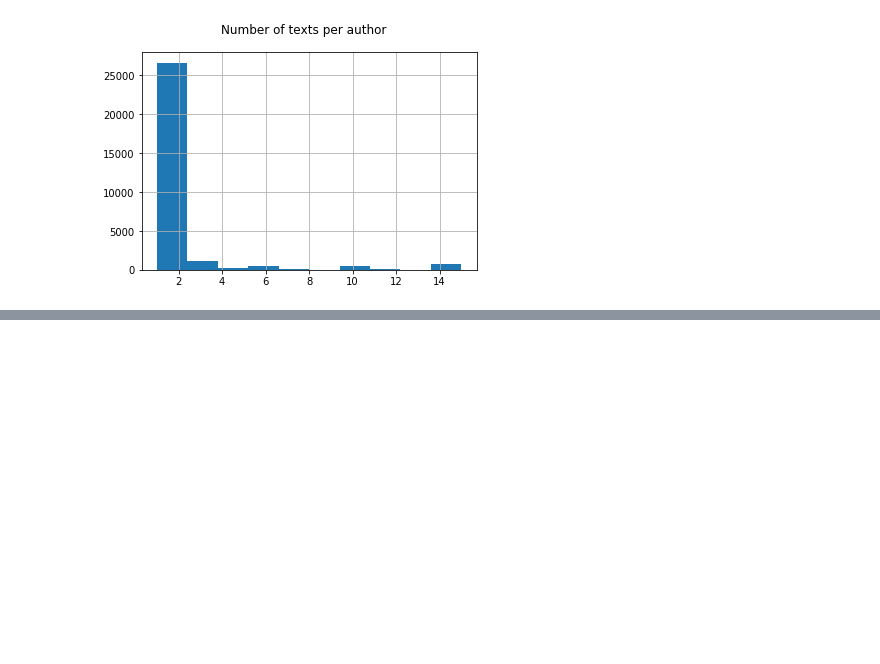
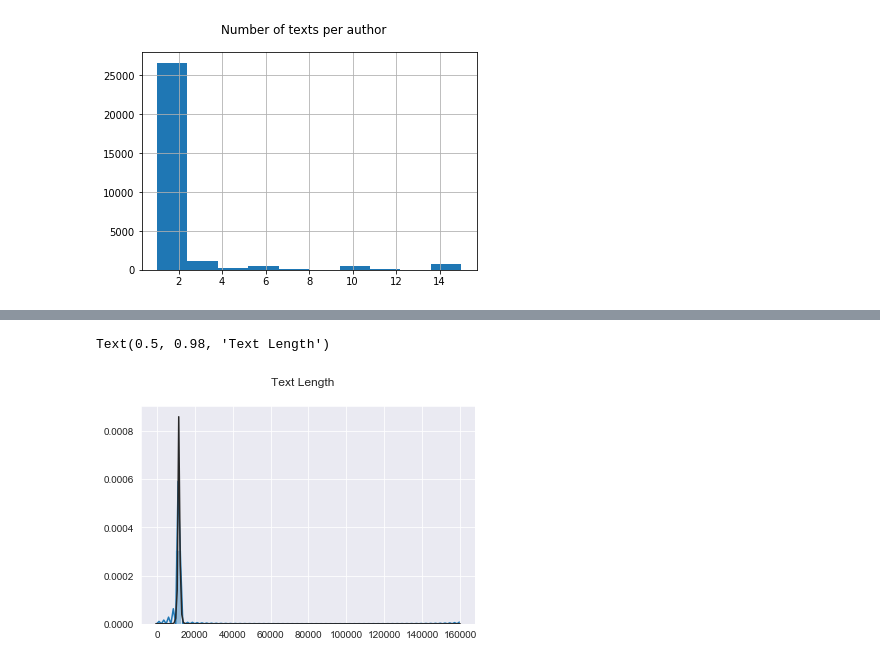
Before and after one commit to NachiLieder/pan20-authorship-verification, a Jupyter notebook: exploration.ipynb, the cells around one changed output, grey strips where cells are left out. Saved outputs shown, nothing was run; the diff lists cells and outputs as text; code cells hidden in the pictures; blank space fills up the shorter version.

```diff
--- a/exploration.ipynb
+++ b/exploration.ipynb
@@ -87,3 +109,8 @@ sample = df_texts.merge(df_pairs,
               right_on='id'
               )
 sample[['pair','text_1','text_2','authors','same']].to_csv('sample.csv',index=False)
+# %%
+import seaborn as sns
+sample['len_1'] = sample['text_1'].apply(lambda x: len(x))
+sample['len_2'] = sample['text_2'].apply(lambda x: len(x))
+sample['len_1'].describe(),sample['len_2'].describe()
@@ -89,0 +136,9 @@ sample[['pair','text_1','text_2','authors','same']].to_csv('sample.csv',index=Fa
+# %%
+# df['len_2'].hist(bins=10, grid=True)
+from scipy import stats
+sns.set_style('darkgrid')
+sns.distplot(sample[['len_1']], fit=stats.laplace)
+plt.suptitle('Text Length')
+# %% [output]
+Text(0.5, 0.98, 'Text Length')
+[figure, added]
```
Also changed, not shown: parts of 5 cells of this notebook, 4 other files.
